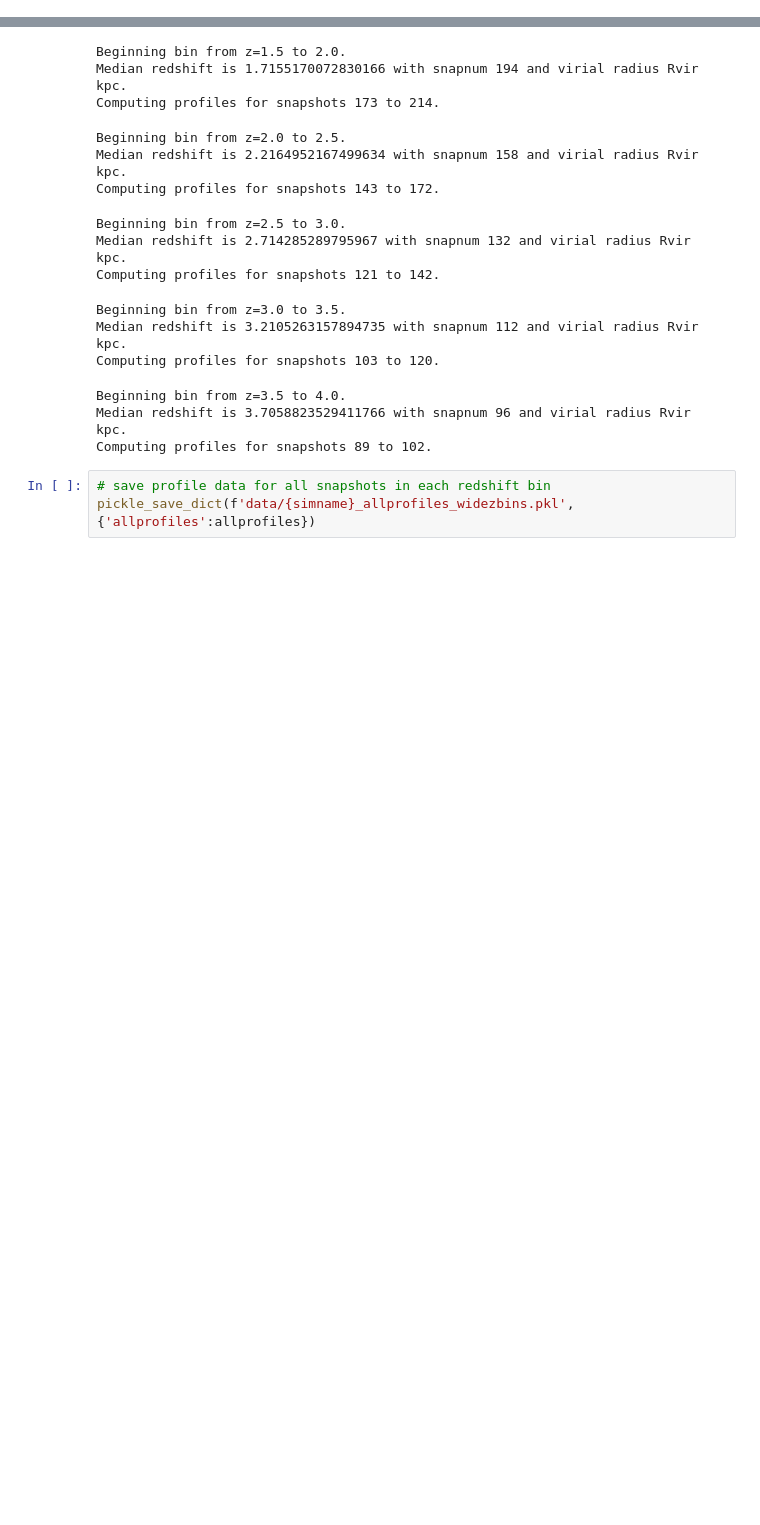
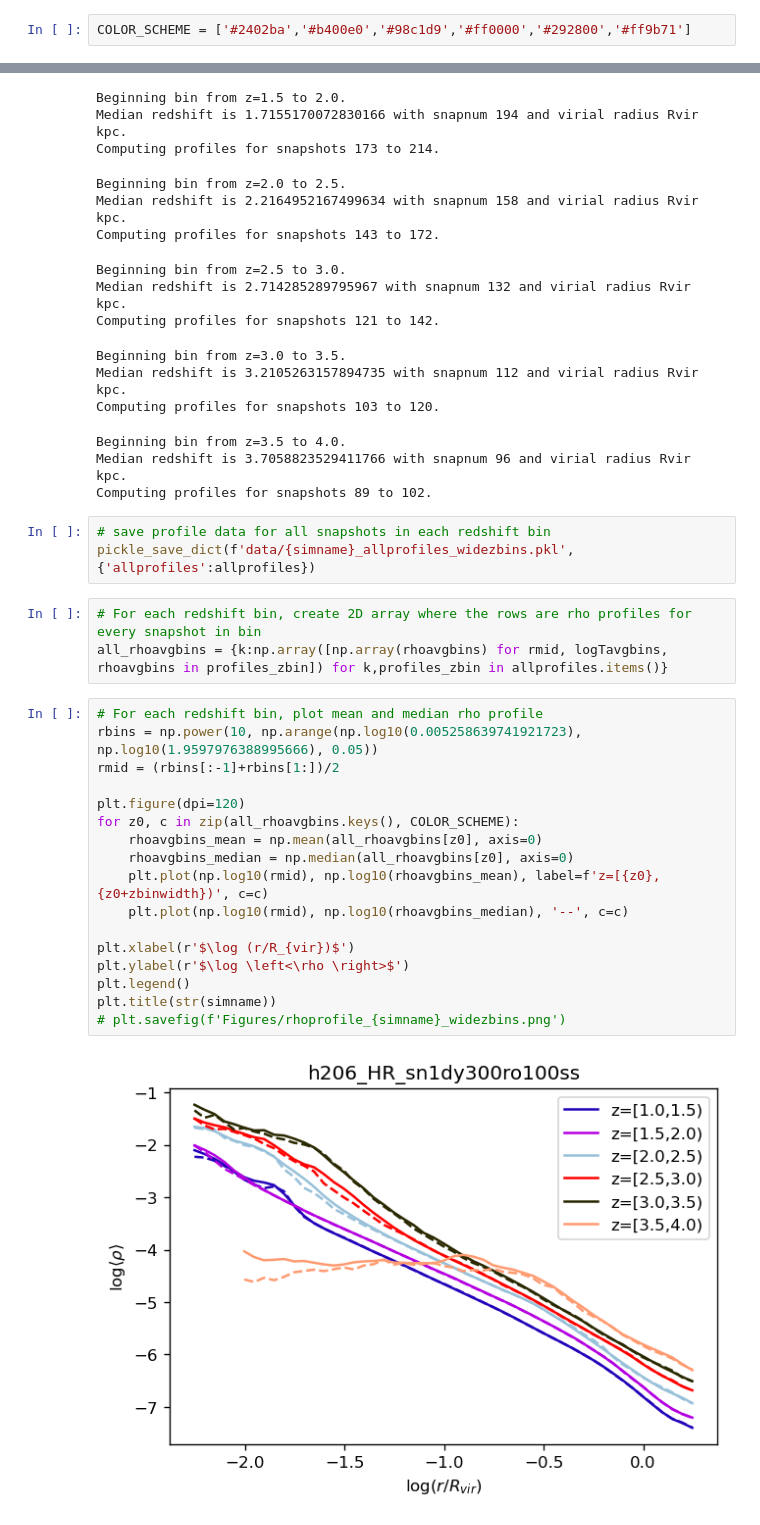
Before and after one commit to isulta/massive-halos, a Jupyter notebook: allprofiles.ipynb, the cells around one changed output, grey strips where cells are left out. Cells and saved outputs as stored; diff of their text form; blank space fills up the shorter version.

Commit message:
Mean and median rho profiles of wide redshift bins for h206_HR_sn1dy300ro100ss

```diff
--- a/allprofiles.ipynb
+++ b/allprofiles.ipynb
@@ -28,6 +28,8 @@ CCA_sims = {
 }
 # %%
 exec(open('scripts/halo_analysis_scripts.py').read())
+# %%
+COLOR_SCHEME = ['#2402ba','#b400e0','#98c1d9','#ff0000','#292800','#ff9b71']
 # %% [markdown]
 # m13, $z \approx 1.8$
 # %% [markdown]
@@ -323,3 +325,25 @@ Computing profiles for snapshots 89 to 102.
 # %%
 # save profile data for all snapshots in each redshift bin
 pickle_save_dict(f'data/{simname}_allprofiles_widezbins.pkl', {'allprofiles':allprofiles})
+# %%
+# For each redshift bin, create 2D array where the rows are rho profiles for every snapshot in bin
+all_rhoavgbins = {k:np.array([np.array(rhoavgbins) for rmid, logTavgbins, rhoavgbins in profiles_zbin]) for k,profiles_zbin in allprofiles.items()}
+# %%
+# For each redshift bin, plot mean and median rho profile
+rbins = np.power(10, np.arange(np.log10(0.005258639741921723), np.log10(1.9597976388995666), 0.05))
+rmid = (rbins[:-1]+rbins[1:])/2
+
+plt.figure(dpi=120)
+for z0, c in zip(all_rhoavgbins.keys(), COLOR_SCHEME):
+    rhoavgbins_mean = np.mean(all_rhoavgbins[z0], axis=0)
+    rhoavgbins_median = np.median(all_rhoavgbins[z0], axis=0)
+    plt.plot(np.log10(rmid), np.log10(rhoavgbins_mean), label=f'z=[{z0},{z0+zbinwidth})', c=c)
+    plt.plot(np.log10(rmid), np.log10(rhoavgbins_median), '--', c=c)
+
+plt.xlabel(r'$\log (r/R_{vir})$')
+plt.ylabel(r'$\log \left<\rho \right>$')
+plt.legend()
+plt.title(str(simname))
+# plt.savefig(f'Figures/rhoprofile_{simname}_widezbins.png')
+# %% [output]
+[figure, added]
```
Also changed, not shown: 1 other file.
